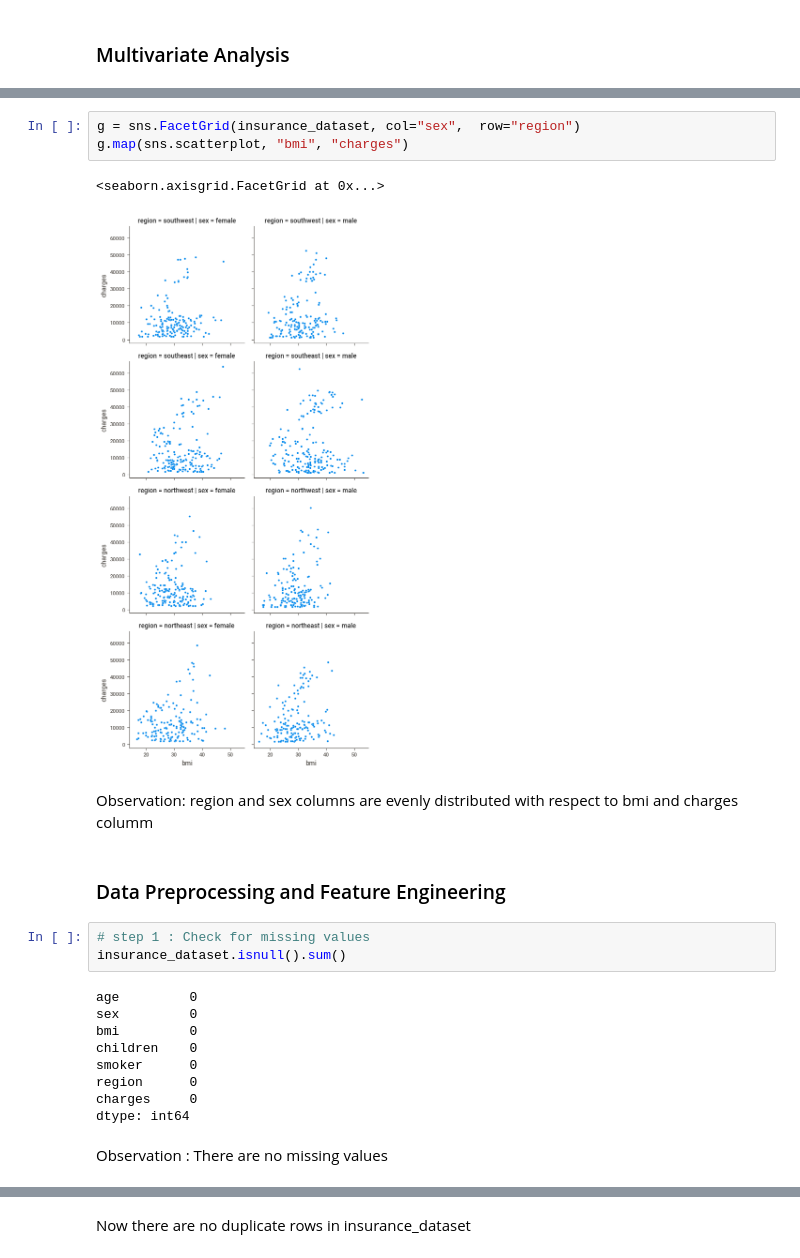
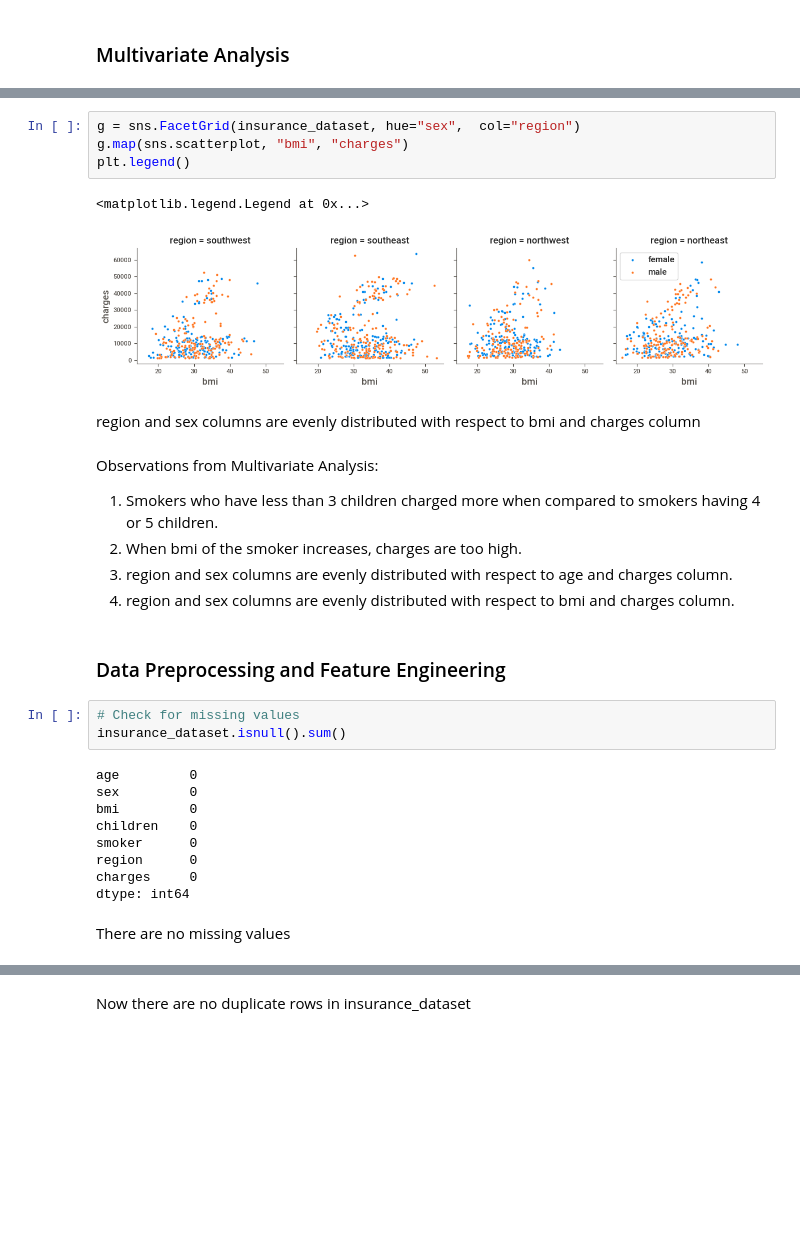
Before and after one commit to rajasinghj37/Insurance-Cost-Prediction, a Jupyter notebook: PRCP-1021-InsCostPred.ipynb, the cells around one changed output, grey strips where cells are left out. Drawn from its saved outputs; the diff is of its cells as text; blank space fills up the shorter version.

```diff
--- a/PRCP-1021-InsCostPred.ipynb
+++ b/PRCP-1021-InsCostPred.ipynb
@@ -206,16 +228,22 @@ Observation:
 # %%
-g = sns.FacetGrid(insurance_dataset, col="sex",  row="region")
+g = sns.FacetGrid(insurance_dataset, hue="sex",  col="region")
 g.map(sns.scatterplot, "bmi", "charges")
+plt.legend()
 # %% [output]
-<seaborn.axisgrid.FacetGrid at 0x...>
+<matplotlib.legend.Legend at 0x...>
-[figure, old version]
+[figure, new version]
 # %% [markdown]
-Observation:
-    region and sex columns are evenly distributed with respect to bmi and charges columm
+region and sex columns are evenly distributed with respect to bmi and charges column
+# %% [markdown]
+Observations from Multivariate Analysis:
+1. Smokers who have less than 3 children charged more when compared to smokers having 4 or 5 children.
+2. When bmi of the smoker increases, charges are too high.
+3. region and sex columns are evenly distributed with respect to age and charges column.
+4. region and sex columns are evenly distributed with respect to bmi and charges column.
 # %% [markdown]
 ### Data Preprocessing and Feature Engineering
 # %%
-# step 1 : Check for missing values
+# Check for missing values
 insurance_dataset.isnull().sum()
 # %% [output]
 age         0
@@ -227,5 +255,5 @@ region      0
 charges     0
 dtype: int64
 # %% [markdown]
-Observation : There are no missing values
+There are no missing values
 # %%
```
Also changed, not shown: parts of 130 cells of this notebook.
